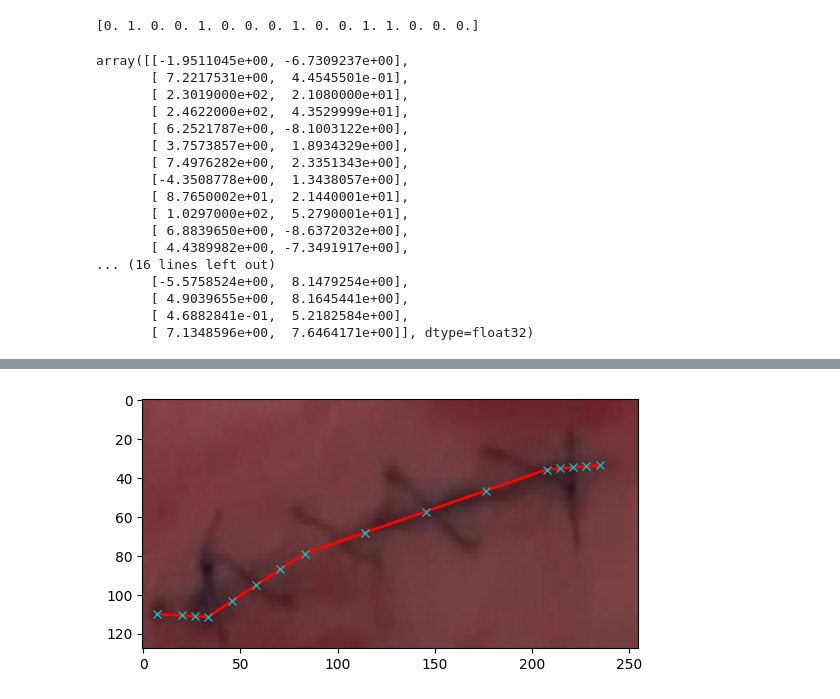
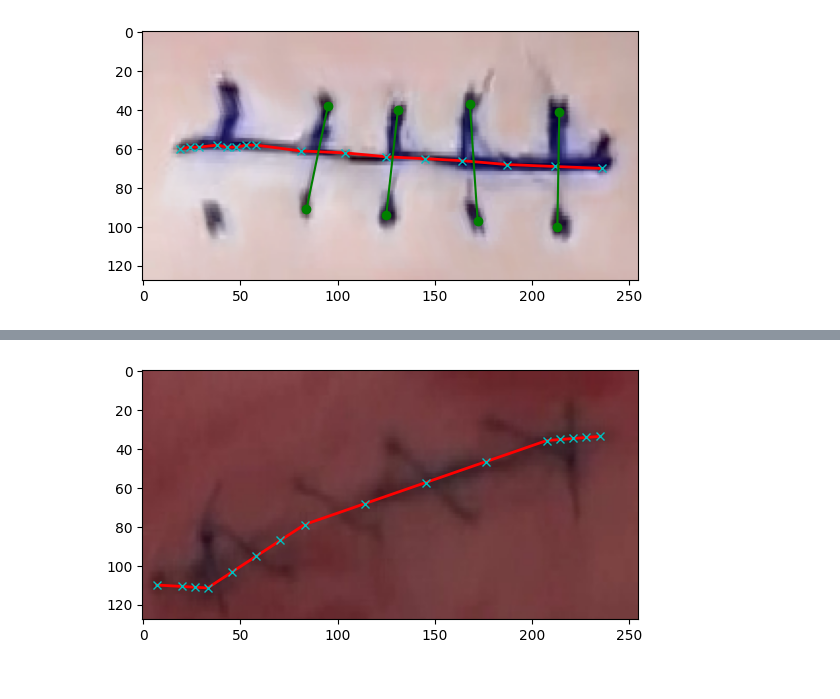
Before and after one commit to tomhruby1/zdo, a Jupyter notebook: training_all.ipynb, the cells around one changed output, grey strips where cells are left out. Cells and saved outputs as stored; diff of their text form; code cells hidden in the pictures.

```diff
--- a/training_all.ipynb
+++ b/training_all.ipynb
@@ -21,7 +21,7 @@ import json
 with open(data_train_p, 'r') as f:
     data = json.load(f)
 
-image_id = '131'
+image_id = '190'
 
 incision_points = np.array(data[image_id]['incision'], dtype=float)
 stitches_points = np.array(data[image_id]['stitches'], dtype=float)
@@ -39,24 +39,5 @@ stitches_labels[indices[:N]] = 1
 stitches_points2 = stitches_points2.astype('float32')
 stitches_points2 = stitches_points2.reshape([MAX_STITCHES*2, 2])
 
-print(stitches_labels)
-stitches_points2
+# print(stitches_labels)
+# stitches_points2
-# %% [output]
-[0. 1. 0. 0. 1. 0. 0. 0. 1. 0. 0. 1. 1. 0. 0. 0.]
-array([[-1.9511045e+00, -6.7309237e+00],
-       [ 7.2217531e+00,  4.4545501e-01],
-       [ 2.3019000e+02,  2.1080000e+01],
-       [ 2.4622000e+02,  4.3529999e+01],
-       [ 6.2521787e+00, -8.1003122e+00],
-       [ 3.7573857e+00,  1.8934329e+00],
-       [ 7.4976282e+00,  2.3351343e+00],
-       [-4.3508778e+00,  1.3438057e+00],
-       [ 8.7650002e+01,  2.1440001e+01],
-       [ 1.0297000e+02,  5.2790001e+01],
-       [ 6.8839650e+00, -8.6372032e+00],
-       [ 4.4389982e+00, -7.3491917e+00],
-... (16 lines left out)
-       [-5.5758524e+00,  8.1479254e+00],
-       [ 4.9039655e+00,  8.1645441e+00],
-       [ 4.6882841e-01,  5.2182584e+00],
-       [ 7.1348596e+00,  7.6464171e+00]], dtype=float32)
@@ -63,3 +71,50 @@ array([[-1.9511045e+00, -6.7309237e+00],
+# %%
+# INIT DATASET AND AUGMENTATIONS
+
+# blur transforms
+transform_blur = A.Compose([
+    A.OneOf([
+    A.AdvancedBlur(p=0.8, blur_limit=(3,7)),
+    A.Blur(p=0.8, blur_limit=5),
+    A.GaussianBlur(p=0.8),
+    A.MedianBlur(p=0.8, blur_limit=5),
+    A.MotionBlur(p=0.8, blur_limit=5)
+  ], p=0.5)
+], keypoint_params=A.KeypointParams(format='xy'))
+# spatial transforms
+# TODO: add vertical flip ... requires flipping the order of points as well ... separate transform
+# TODO: handle when keypoints outside of img probably condition on len(keypoinst) when forward passing
+transform_geom = A.Compose([
+    A.HorizontalFlip(p=0.5),
+    A.OneOf([
+      # TODO: when doing rotation some point easily gets out of picture
+      A.ShiftScaleRotate(shift_limit=0, scale_limit=0, rotate_limit=20, p=0.9),
+      A.PiecewiseAffine(scale=(0.015, 0.025), p=0.9),
+      A.Perspective(scale=(0.01, 0.03), p=0.9)
+    ], p=0.8)
+], keypoint_params=A.KeypointParams(format='xy', remove_invisible=False))
+
+transform_color = A.Compose([
+    A.OneOf([
+        # A.ChannelDropout(p=0.8),
+        A.ColorJitter(p=0.8),
+        A.HueSaturationValue(p=0.8),
+        A.RGBShift(p=0.8),
+        A.RandomBrightnessContrast(p=0.8)
+    ], p=0.5)
+])
+transform = A.Compose([transform_color, transform_blur, transform_geom])
+
+
+train_dataset = ZdoDataset(data_train_p, normalize=True, transform=transform)
+val_dataset = ZdoDataset(data_valid_p, normalize=True, transform=transform)
+
+
+im, points, labels = train_dataset.__getitem__(10)
+# points: 16x2: [incision | stitches]
+visualize(im, points[:16,:], points[16:,:], stitch_objectness=labels, unnormalize=True)
+# %% [output]
+[figure, added]
 # %%
 import torch.nn as nn
 from torchvision.models import vgg11, VGG11_Weights
```
Also changed, not shown: parts of 9 cells of this notebook, 4 other files.
